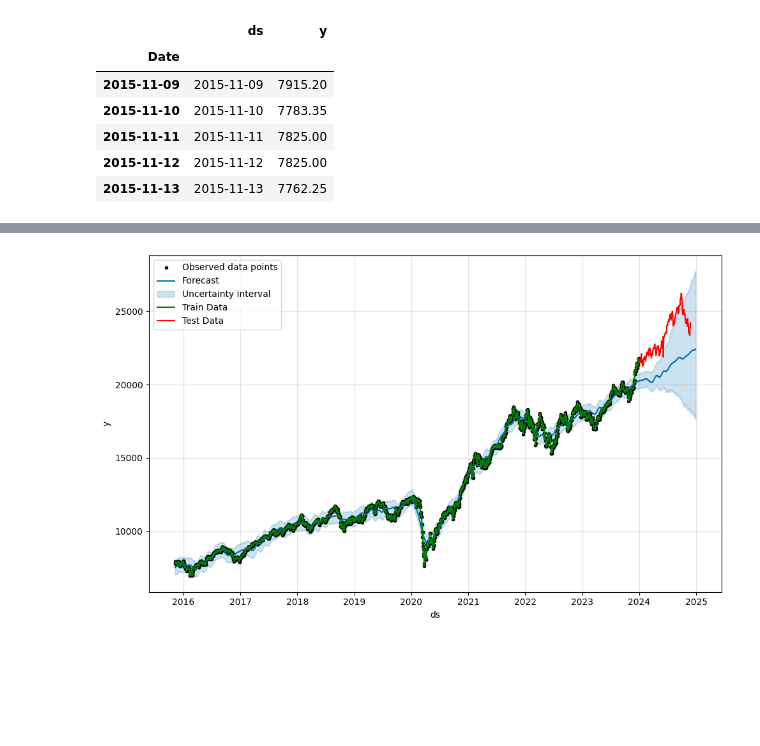
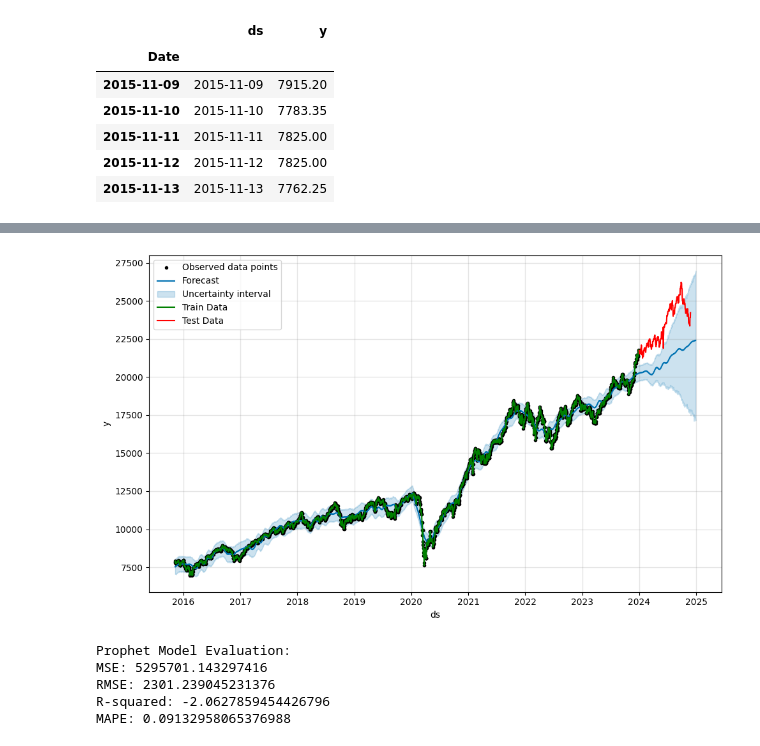
Before and after one commit to aymuos/masters-practise-repo, a Jupyter notebook: TSA_Nifty_50_Project.ipynb, the cells around one changed output, grey strips where cells are left out. Saved outputs shown, nothing was run; the diff lists cells and outputs as text; code cells hidden in the pictures; blank space fills up the shorter version.

```diff
--- a/TSA_Nifty_50_Project.ipynb
+++ b/TSA_Nifty_50_Project.ipynb
@@ -1054,9 +1126,9 @@ Requirement already satisfied: six>=1.5 in /usr/local/lib/python3.10/dist-packag
 | 2015-11-13 | 2015-11-13 | 7762.25 |
 # %%
 # Create a Prophet model instance
-model = Prophet()
+prophet_model = Prophet()
 
 # Fit the model to your data
-model.fit(data)
+prophet_model.fit(data)
 # %% [output]
 INFO:prophet:Disabling daily seasonality. Run prophet with daily_seasonality=True to override this.
@@ -1071,17 +1143,39 @@ INFO:cmdstanpy:Chain [1] start processing
 INFO:cmdstanpy:Chain [1] done processing
 <prophet.forecaster.Prophet at 0x...>
 # %%
-future = model.make_future_dataframe(periods=365)  # Forecast for 365 days ahead
+future = prophet_model.make_future_dataframe(periods=365)  # Forecast for 365 days ahead
 future.tail()
 
-forecast = model.predict(future)
+forecast = prophet_model.predict(future)
 forecast[['ds', 'yhat', 'yhat_lower', 'yhat_upper']].tail()
 
 # Plot the forecast
-fig1 = model.plot(forecast)
+fig1 = prophet_model.plot(forecast)
 plt.plot(train_data.index, train_data, label='Train Data', color='Green')
 plt.plot(test_data.index, test_data, label='Test Data', color='red')
 plt.legend()
 plt.show()
 # %% [output]
-[figure, old version]
+[figure, new version]
+# %%
+# Evaluate the Prophet model
+y_true = df_test['Close']
+y_pred = forecast['yhat'][-len(y_true):]  # Align predictions with test data
+
+mse = mean_squared_error(y_true, y_pred)
+rmse = np.sqrt(mse)
+r2 = r2_score(y_true, y_pred)
+mape = mean_absolute_percentage_error(y_true, y_pred)
+
+
+print(f"Prophet Model Evaluation:")
+print(f"MSE: {mse}")
+print(f"RMSE: {rmse}")
+print(f"R-squared: {r2}")
+print(f"MAPE: {mape}")
+# %% [output]
+Prophet Model Evaluation:
+MSE: 5295701.143297416
+RMSE: 2301.239045231376
+R-squared: -2.0627859454426796
+MAPE: 0.09132958065376988
```
Also changed, not shown: parts of 22 cells of this notebook.
